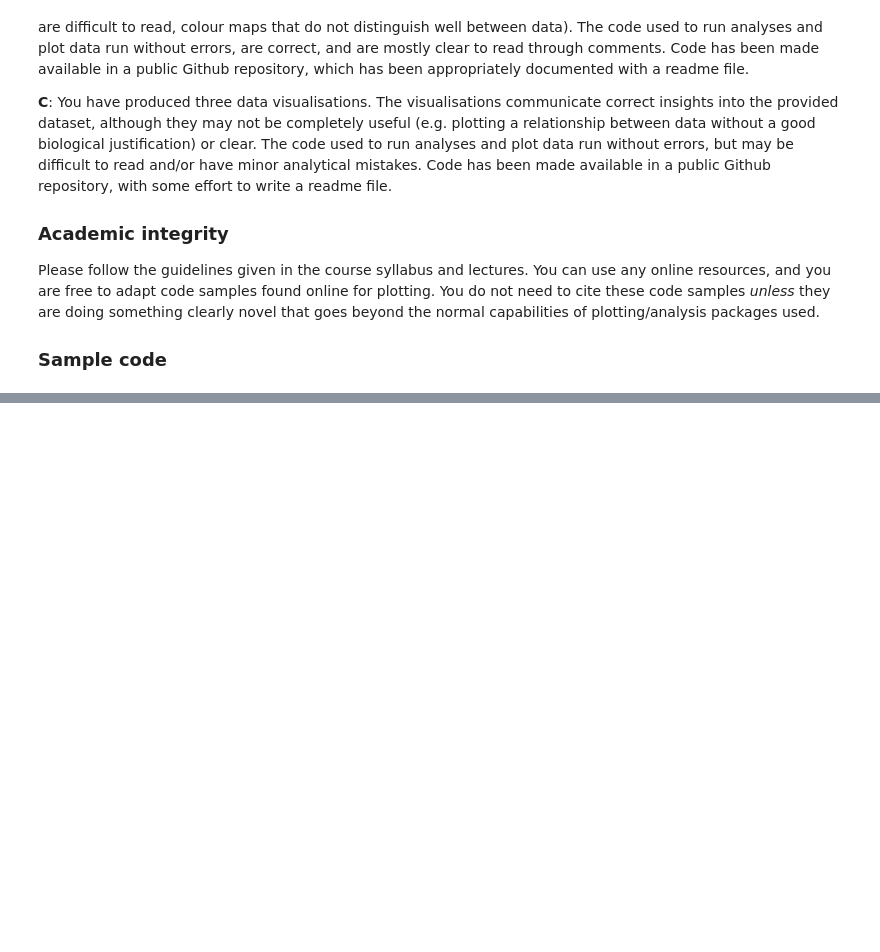
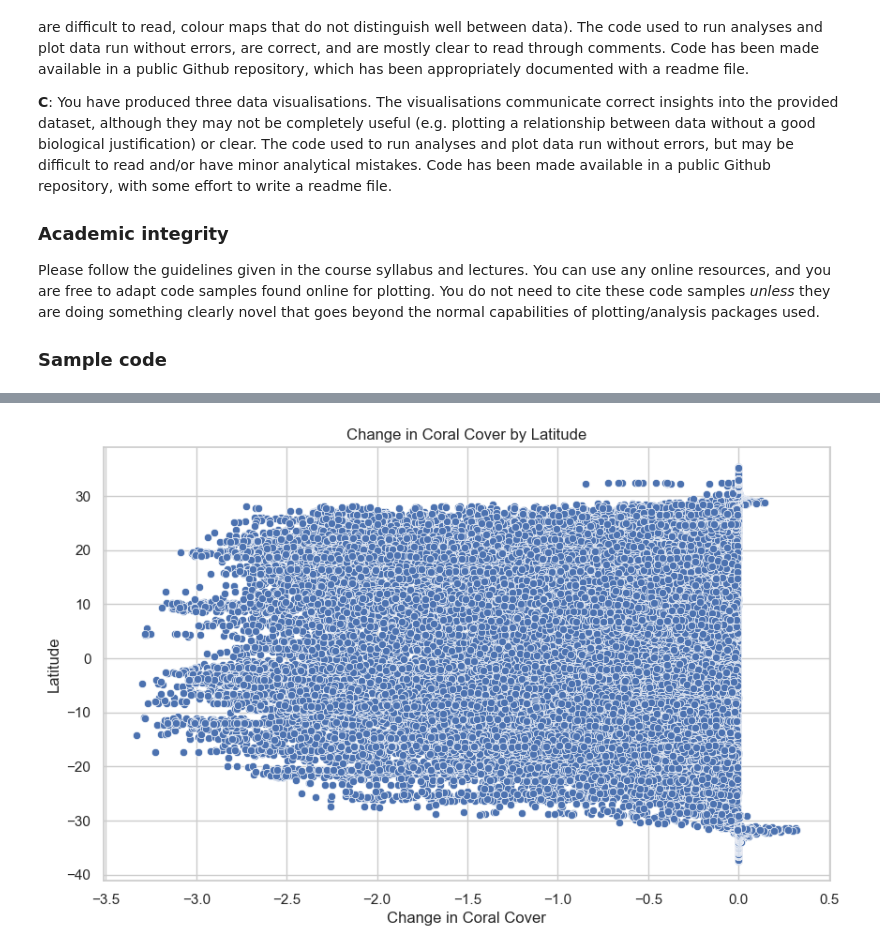
Before and after one commit to CallieStephenson/Into_Sci_Computing, a Jupyter notebook: Project.ipynb, the cells around one changed output, grey strips where cells are left out. Saved outputs shown, nothing was run; the diff lists cells and outputs as text; code cells hidden in the pictures; blank space fills up the shorter version.

Commit message:
Made first draft of figure 1 :fish:

```diff
--- a/Project.ipynb
+++ b/Project.ipynb
@@ -81,0 +86,14 @@ data
+# %%
+#Add column for coral_cover_change
+data_avg_across_models['coral_cover_change'] = data_avg_across_models['coral_cover_2100'] - data_avg_across_models['coral_cover_2020']
+# %%
+sns.set(style="whitegrid")
+plt.figure(figsize=(10, 6))
+sns.scatterplot(y='latitude', x='coral_cover_change', data=data_avg_across_models)
+
+plt.ylabel("Latitude")
+plt.xlabel("Change in Coral Cover")
+plt.title("Change in Coral Cover by Latitude")
+plt.show()
+# %% [output]
+[figure, added]
```
Also changed, not shown: parts of 10 cells of this notebook, 1 other file.
